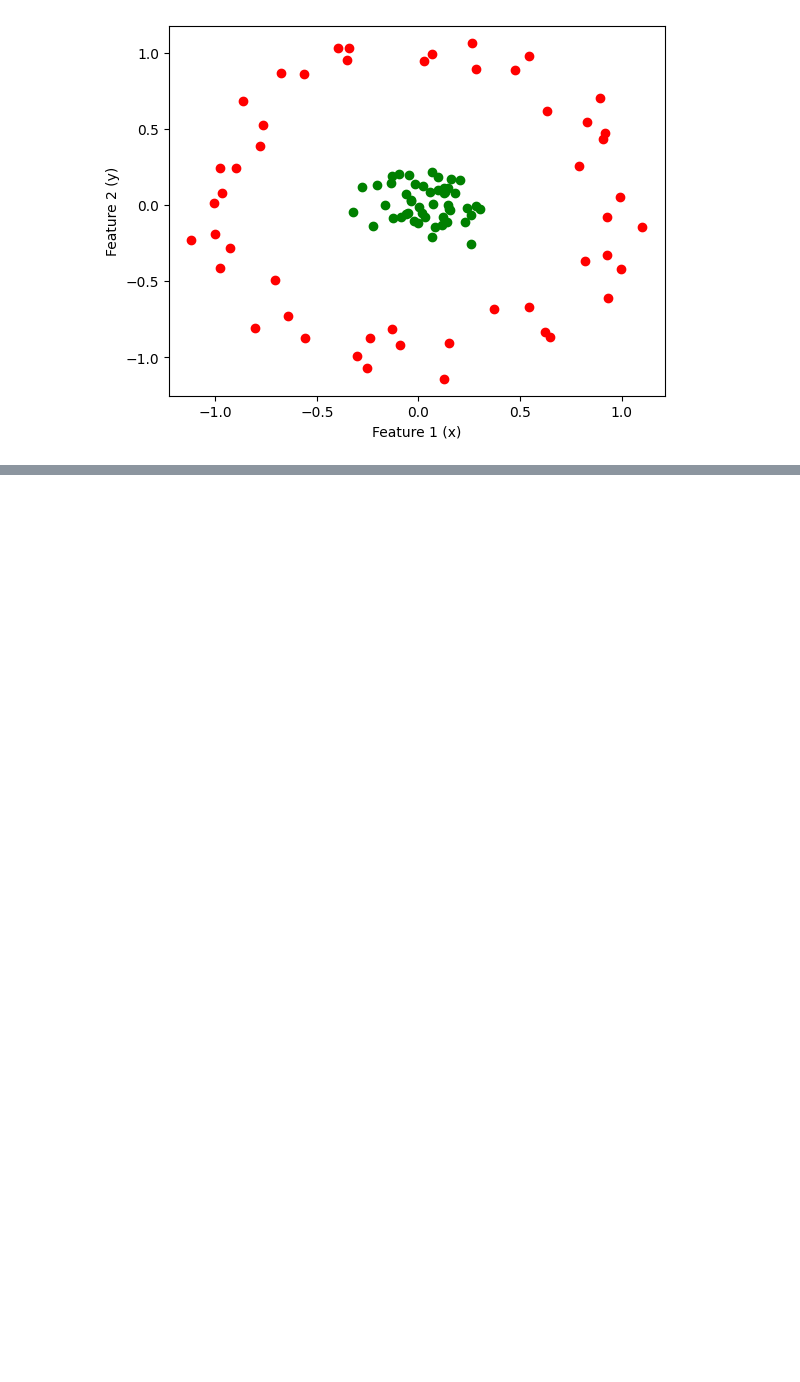
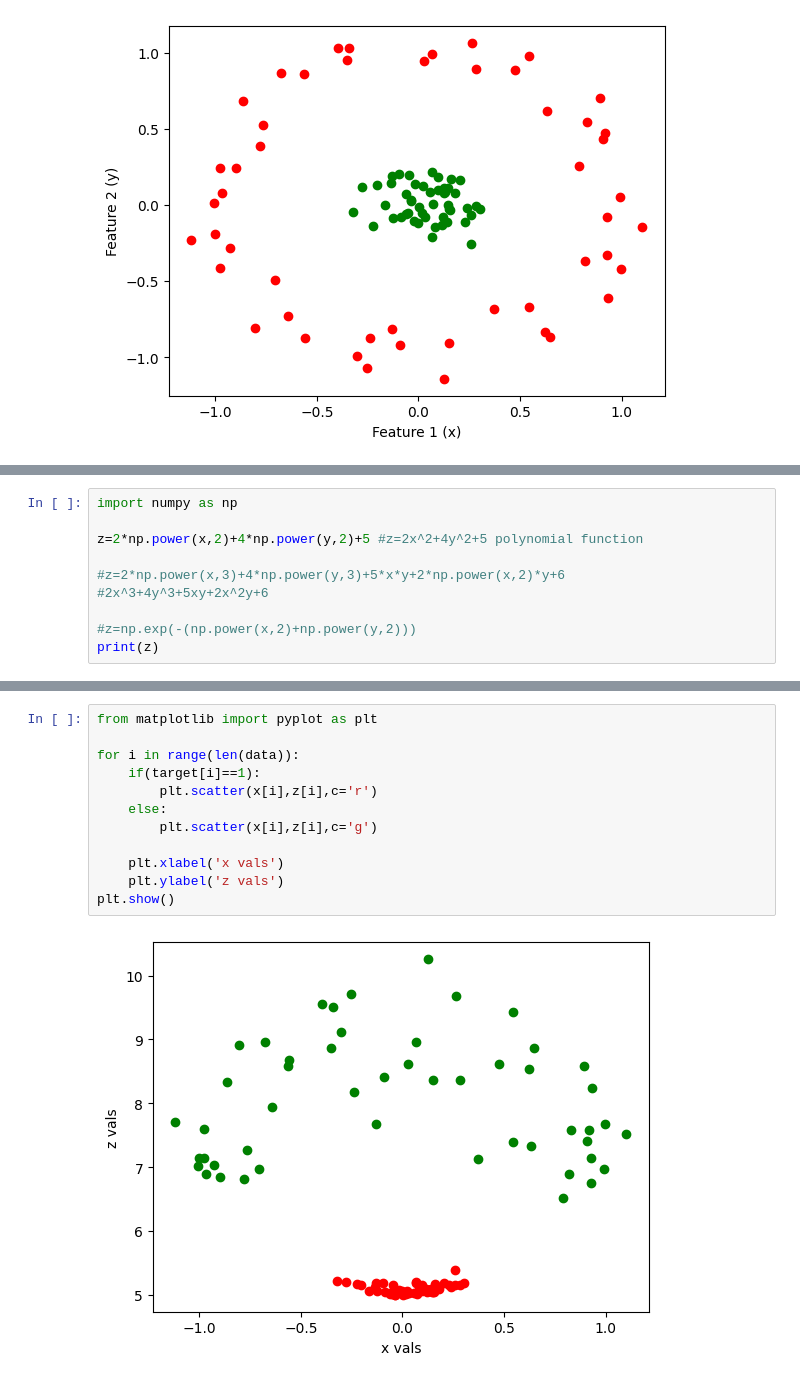
Before and after one commit to induwara20014/python-new, a Jupyter notebook: AI/Support Vector Machine.ipynb, the cells around one changed output, grey strips where cells are left out. Saved outputs shown, nothing was run; the diff lists cells and outputs as text; blank space fills up the shorter version.

```diff
--- a/AI/Support Vector Machine.ipynb
+++ b/AI/Support Vector Machine.ipynb
@@ -66,0 +112,10 @@ plt.show()
+# %%
+import numpy as np
+
+z=2*np.power(x,2)+4*np.power(y,2)+5 #z=2x^2+4y^2+5 polynomial function
+
+#z=2*np.power(x,3)+4*np.power(y,3)+5*x*y+2*np.power(x,2)*y+6
+#2x^3+4y^3+5xy+2x^2y+6
+
+#z=np.exp(-(np.power(x,2)+np.power(y,2)))
+print(z)
@@ -66,0 +140,14 @@ plt.show()
+# %%
+from matplotlib import pyplot as plt
+
+for i in range(len(data)):
+    if(target[i]==1):
+        plt.scatter(x[i],z[i],c='r')
+    else:
+        plt.scatter(x[i],z[i],c='g')
+
+    plt.xlabel('x vals')
+    plt.ylabel('z vals')
+plt.show()
+# %% [output]
+[figure, added]
```
Also changed, not shown: parts of 7 cells of this notebook.
